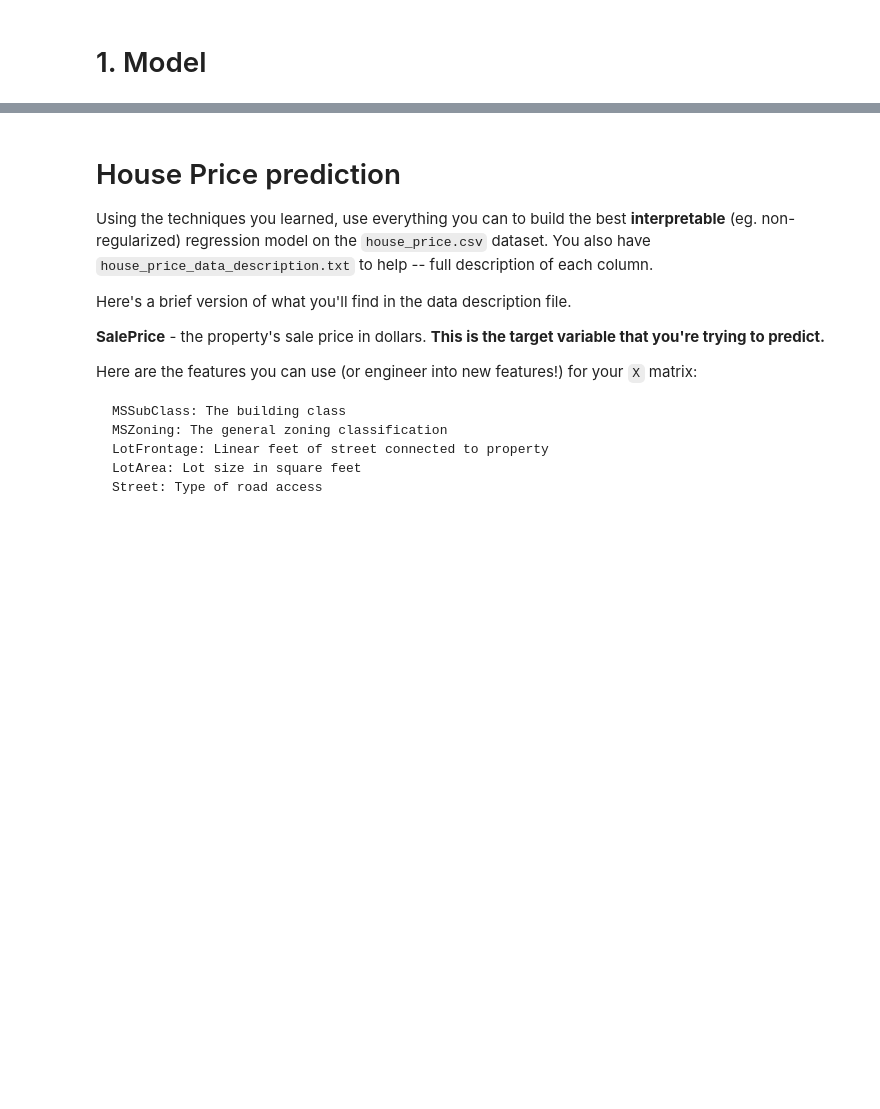
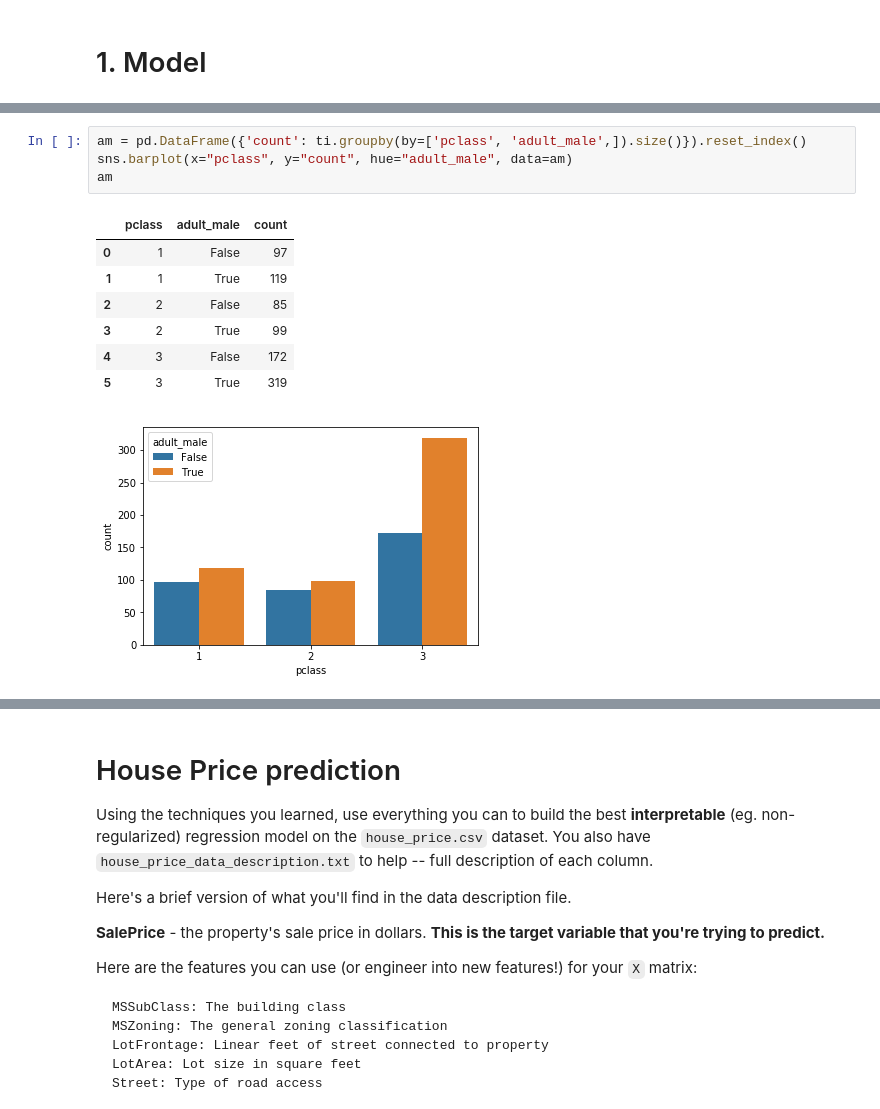
Before and after one commit to cb-ds-1/m3-3-engineering-regression, a Jupyter notebook: workshop.ipynb, the cells around one changed output, grey strips where cells are left out. Cells and saved outputs as stored; diff of their text form; blank space fills up the shorter version.

```diff
--- a/workshop.ipynb
+++ b/workshop.ipynb
@@ -554,0 +417,13 @@ sns.factorplot("pclass", "count", data=survived2, hue="adult_male")
+# %%
+am = pd.DataFrame({'count': ti.groupby(by=['pclass', 'adult_male',]).size()}).reset_index()
+sns.barplot(x="pclass", y="count", hue="adult_male", data=am)
+am
+# %% [output]
+|  | pclass | adult_male | count |
+| 0 | 1 | False | 97 |
+| 1 | 1 | True | 119 |
+| 2 | 2 | False | 85 |
+| 3 | 2 | True | 99 |
+| 4 | 3 | False | 172 |
+| 5 | 3 | True | 319 |
+[figure, added]
```
Also changed, not shown: parts of 71 cells of this notebook.
